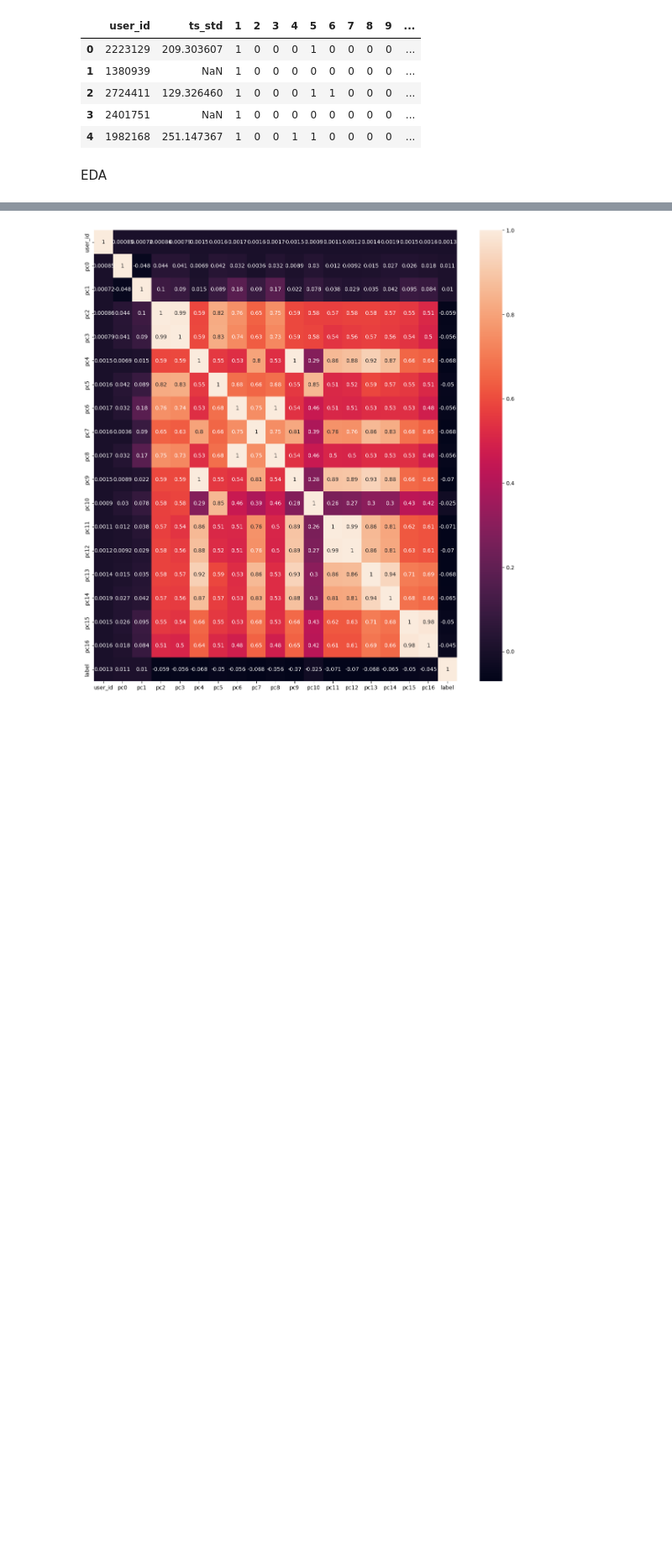
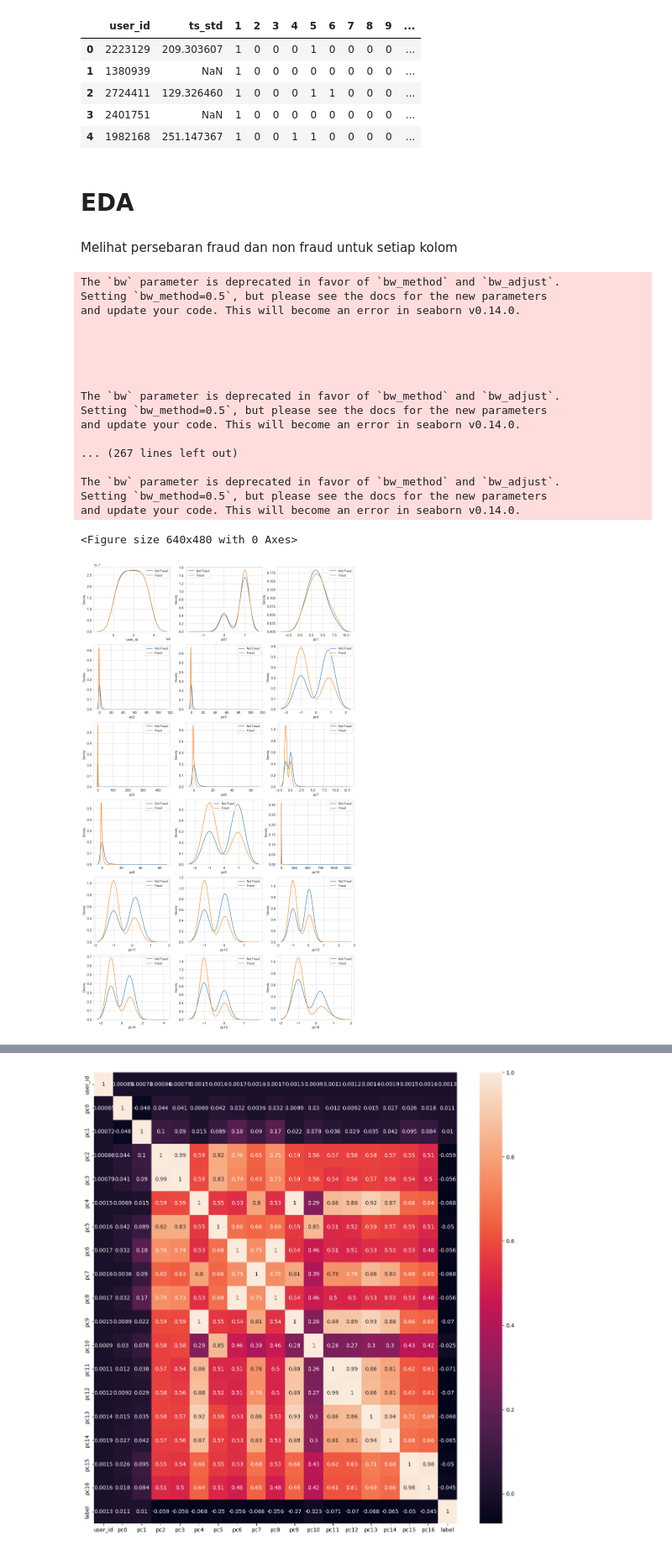
Before and after one commit to adli-arindra/Datathon, a Jupyter notebook: nyoba.ipynb, the cells around one changed output, grey strips where cells are left out. Shown at 84% size. Drawn from its saved outputs; the diff is of its cells as text; code cells hidden in the pictures; blank space fills up the shorter version.

```diff
--- a/nyoba.ipynb
+++ b/nyoba.ipynb
@@ -46,5 +55,49 @@ nonLoan = nonLoan.dropna() # orang yang tidak terklasifikasi sebagai peminjam te
 
 # menambah data frame untuk orang di data train yang pernah meminjam
 has_borrowed = dataLoan.dropna()
-# %% [markdown]
-EDA
+# %% [markdown]
+# EDA
+# %% [markdown]
+Melihat persebaran fraud dan non fraud untuk setiap kolom
+# %%
+var = userData.columns.values
+var = np.delete(var,np.where(var=="label"))
+
+i = 0
+t0 = userData.loc[userData['label'] == 0]
+t1 = userData.loc[userData['label'] == 1]
+
+sns.set_style('whitegrid')
+plt.figure()
+fig, ax = plt.subplots(6,3,figsize=(16,28))
+
+for feature in var:
+    i += 1
+    plt.subplot(6,3,i)
+    sns.kdeplot(t0[feature], bw=0.5,label="Not Fraud")
+    sns.kdeplot(t1[feature], bw=0.5,label="Fraud")
+    plt.xlabel(feature, fontsize=12)
+    locs, labels = plt.xticks()
+    plt.tick_params(axis='both', which='major', labelsize=12)
+    plt.legend()
+plt.show()
+# %% [output]
+The `bw` parameter is deprecated in favor of `bw_method` and `bw_adjust`.
+Setting `bw_method=0.5`, but please see the docs for the new parameters
+and update your code. This will become an error in seaborn v0.14.0.
+
+
+
+
+
+The `bw` parameter is deprecated in favor of `bw_method` and `bw_adjust`.
+Setting `bw_method=0.5`, but please see the docs for the new parameters
+and update your code. This will become an error in seaborn v0.14.0.
+
+... (267 lines left out)
+
+The `bw` parameter is deprecated in favor of `bw_method` and `bw_adjust`.
+Setting `bw_method=0.5`, but please see the docs for the new parameters
+and update your code. This will become an error in seaborn v0.14.0.
+<Figure size 640x480 with 0 Axes>
+[figure, added]
```
Also changed, not shown: parts of 40 cells of this notebook.
